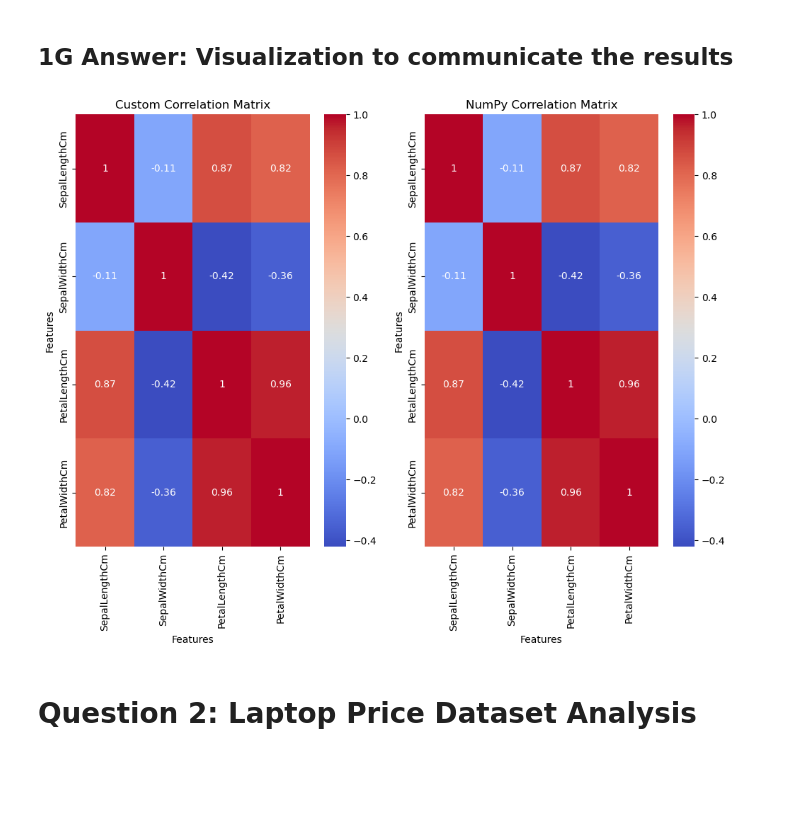
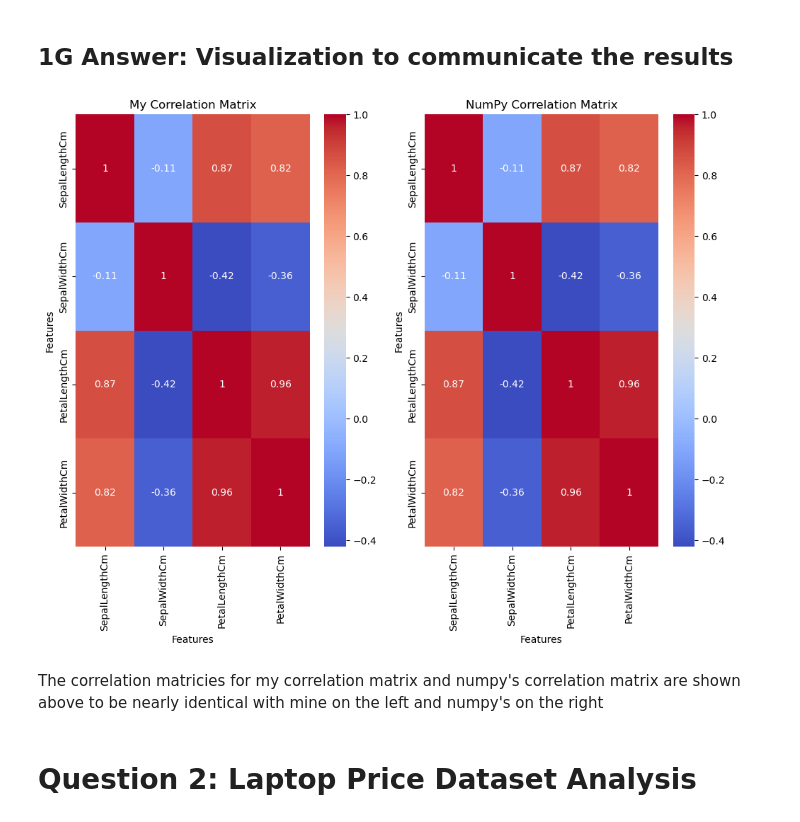
Before and after one commit to jgbergen18/PythonMiniProject, a Jupyter notebook: MiniProjectNotebook.ipynb, the cells around one changed output. Saved outputs shown, nothing was run; the diff lists cells and outputs as text; code cells hidden in the pictures; blank space fills up the shorter version.

```diff
--- a/MiniProjectNotebook.ipynb
+++ b/MiniProjectNotebook.ipynb
@@ -152,26 +163,28 @@ Had to use the allclose function because they aren't exacly equal but they are v
 # %%
 
 #1G ANSWER: Visualization to communicate the results
 plt.figure(figsize=(10, 8))
 
 # Heatmap for custom correlation matrix
 plt.subplot(1, 2, 1)
 sns.heatmap(my_correlation_matrix, annot=True, cmap="coolwarm", xticklabels=number_features.columns, yticklabels=number_features.columns)
-plt.title("Custom Correlation Matrix")
+plt.title("My Correlation Matrix")
 plt.xlabel("Features")
 plt.ylabel("Features")
 
 # Heatmap for NumPy correlation matrix
 plt.subplot(1, 2, 2)
 sns.heatmap(numpy_correlation_matrix, annot=True, cmap="coolwarm", xticklabels=number_features.columns, yticklabels=number_features.columns)
 plt.title("NumPy Correlation Matrix")
 plt.xlabel("Features")
 plt.ylabel("Features")
 
 plt.tight_layout()
 plt.show()
 # %% [output]
-[figure, old version]
+[figure, new version]
+# %% [markdown]
+The correlation matricies for my correlation matrix and numpy's correlation matrix are shown above to be nearly identical with mine on the left and numpy's on the right
 # %% [markdown]
 # Question 2: Laptop Price Dataset Analysis
 # %% [markdown]
```
Also changed, not shown: parts of 7 cells of this notebook, 1 other file.
